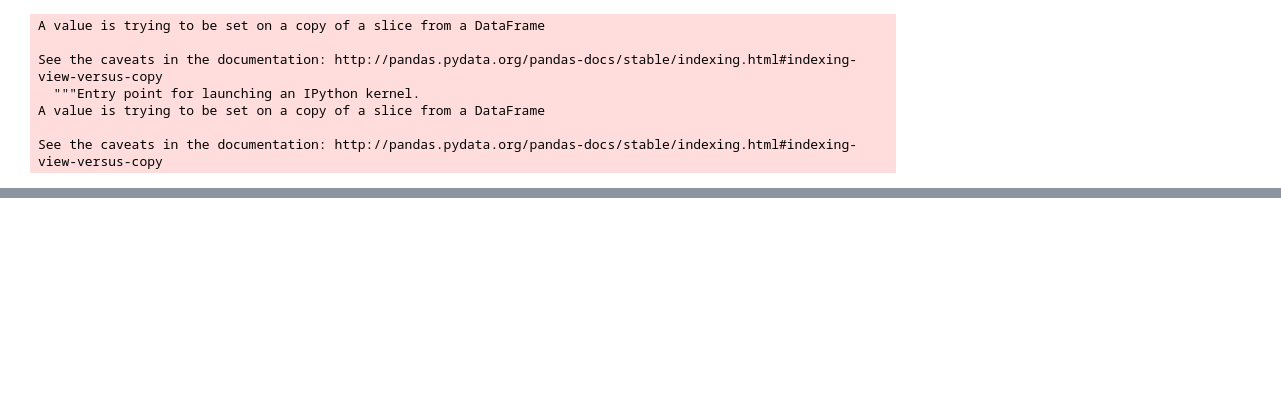
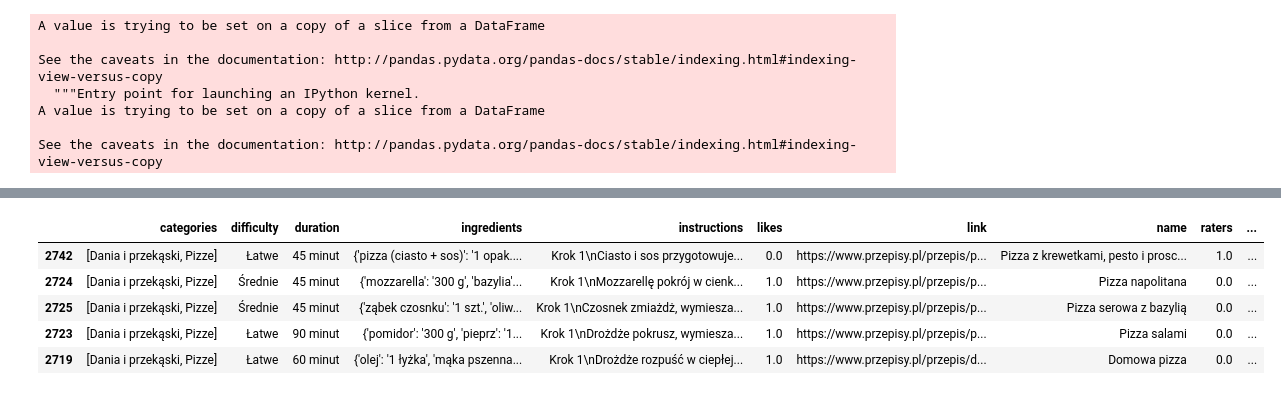
Before and after one commit to Elbereth-Elentari/Recipe_search, a Jupyter notebook: recipe_searcher.ipynb, the cells around one changed output, grey strips where cells are left out. Saved outputs shown, nothing was run; the diff lists cells and outputs as text; code cells hidden in the pictures; blank space fills up the shorter version.

```diff
--- a/recipe_searcher.ipynb
+++ b/recipe_searcher.ipynb
@@ -89,0 +80,11 @@ search_results = r[r["name"].str.contains("maszynkowe")]
+# %%
+r_index = list(r.index.values)
+r_categories = list(r.categories.values)
+r_categories_lower = []
+for recipe in r_categories:
+    categories_lower = []
+    for category in recipe:
+        category = category.lower()
+        categories_lower.append(category)
+    r_categories_lower.append(categories_lower)
+r_categories_tuple = list(zip(r_index, r_categories_lower))
@@ -89,0 +100,4 @@ search_results = r[r["name"].str.contains("maszynkowe")]
+# %%
+r_tags = list(r.tags.values)
+r_tags_tuple = list(zip(r_index, r_tags))
+r_tags_tuple[:2]
@@ -89,0 +122,12 @@ search_results = r[r["name"].str.contains("maszynkowe")]
+# %%
+results_tags_tuple = [recipe[0] for recipe in r_tags_tuple if "pizze" in recipe[1]] # Tag in plural or uncountable
+results_tags_after_tuple = pd.DataFrame(results_tags_tuple).set_index(0)
+results_tags = pd.merge(results_tags_after_tuple, r, left_index=True, right_index=True)
+results_tags.head()
+# %% [output]
+|  | categories | difficulty | duration | ingredients | instructions | likes | link | name | raters | ... |
+| 2742 | [Dania i przekąski, Pizze] | Łatwe | 45 minut | {'pizza (ciasto + sos)': '1 opak.... | Krok 1\nCiasto i sos przygotowuje... | 0.0 | https://www.przepisy.pl/przepis/p... | Pizza z krewetkami, pesto i prosc... | 1.0 | ... |
+| 2724 | [Dania i przekąski, Pizze] | Średnie | 45 minut | {'mozzarella': '300 g', 'bazylia'... | Krok 1\nMozzarellę pokrój w cienk... | 1.0 | https://www.przepisy.pl/przepis/p... | Pizza napolitana | 0.0 | ... |
+| 2725 | [Dania i przekąski, Pizze] | Średnie | 45 minut | {'ząbek czosnku': '1 szt.', 'oliw... | Krok 1\nCzosnek zmiażdż, wymiesza... | 1.0 | https://www.przepisy.pl/przepis/p... | Pizza serowa z bazylią | 0.0 | ... |
+| 2723 | [Dania i przekąski, Pizze] | Łatwe | 90 minut | {'pomidor': '300 g', 'pieprz': '1... | Krok 1\nDrożdże pokrusz, wymiesza... | 1.0 | https://www.przepisy.pl/przepis/p... | Pizza salami | 0.0 | ... |
+| 2719 | [Dania i przekąski, Pizze] | Łatwe | 60 minut | {'olej': '1 łyżka', 'mąka pszenna... | Krok 1\nDrożdże rozpuść w ciepłej... | 1.0 | https://www.przepisy.pl/przepis/d... | Domowa pizza | 0.0 | ... |
```
Also changed, not shown: parts of 35 cells of this notebook, 13 other files.
